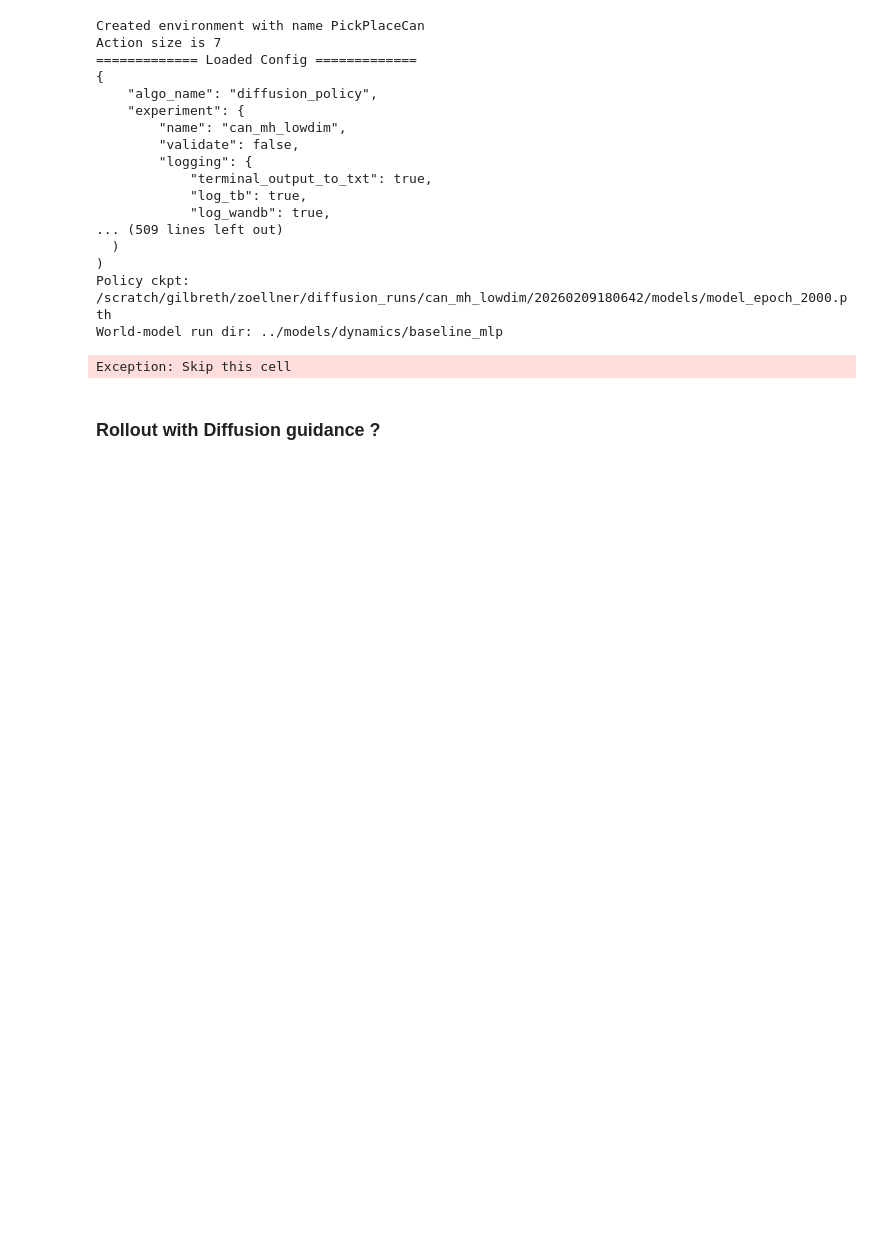
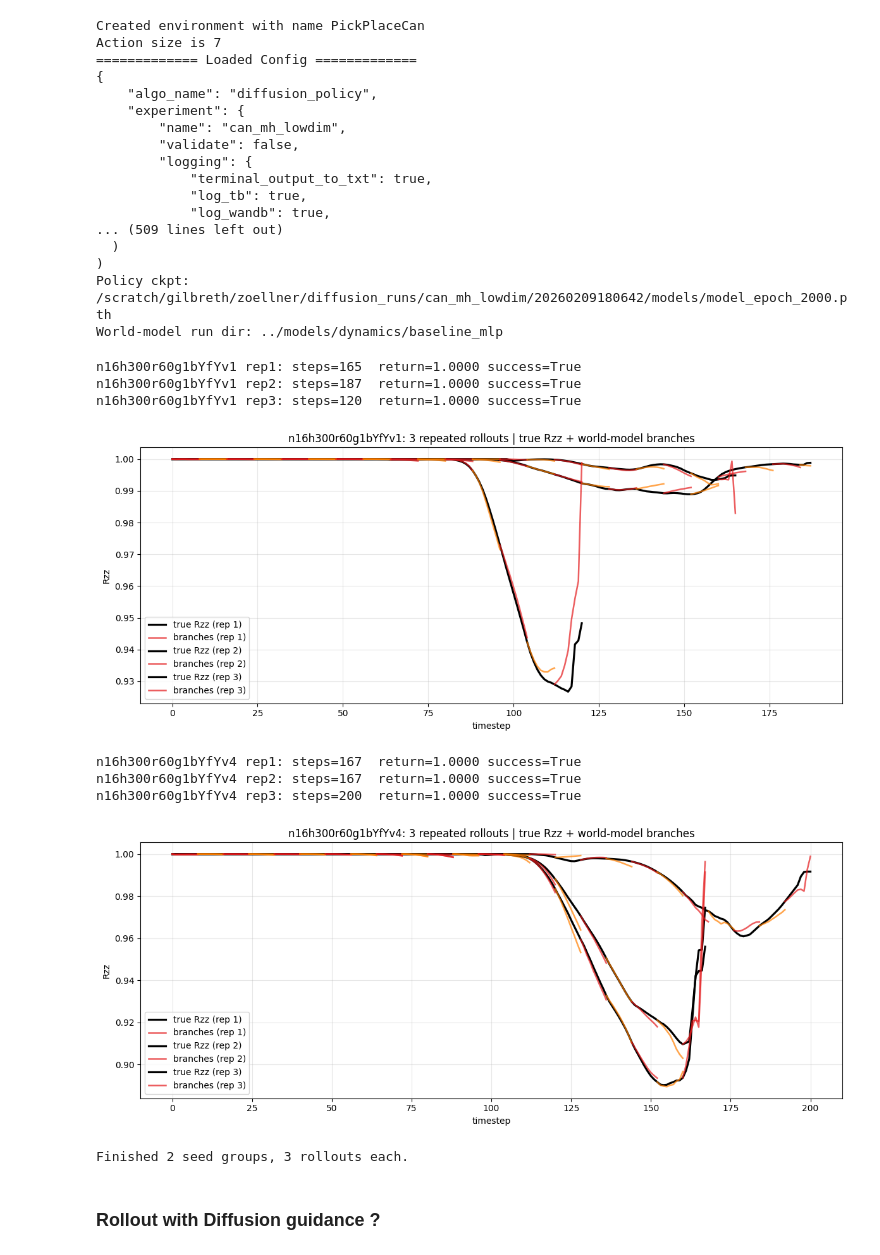
Before and after one commit to moritz-zoellner/guided-diffusion, a Jupyter notebook: guidance/diffusion_guidance.ipynb, the cells around one changed output. Cells and saved outputs as stored; diff of their text form; code cells hidden in the pictures; blank space fills up the shorter version.

```diff
--- a/guidance/diffusion_guidance.ipynb
+++ b/guidance/diffusion_guidance.ipynb
@@ -88,7 +89,6 @@ potential_seed_run_dirs = [
 ]
 # %%
 # Rollout each potential seed init-state 3 times and overlay world-model branch predictions per seed
-raise Exception("Skip this cell")
 
 horizon = 300
 branch_horizon = 8
@@ -126,33 +126,41 @@ for run_dir in potential_seed_run_dirs:
             init_state=init_state,
         )
 
         seed_rollouts[run_dir.name].append(rollout_result)
         print(
             f"{run_dir.name} rep{rep+1}: steps={rollout_result['steps_executed']} ",
             f"return={rollout_result['total_reward']:.4f} success={rollout_result['success']}"
         )
 
         plot_rzz_world_model_branches(
             states=rollout_result["states"],
             actions=rollout_result["actions"],
             predictor=predictor_learned,
             stats=stats,
             device=device,
             branch_horizon=branch_horizon,
             branch_stride=branch_stride,
             title=f"{run_dir.name}: 3 repeated rollouts | true Rzz + world-model branches",
             ax=ax,
             show=False,
             true_label=f"true Rzz (rep {rep+1})",
             branch_label=f"branches (rep {rep+1})",
             branch_alpha=0.7,
             show_legend=True,
         )
 
     plt.show()
 
 print(f"Finished {len(seed_rollouts)} seed groups, {n_repeats_per_seed} rollouts each.")
 # %% [output]
-Exception: Skip this cell
+n16h300r60g1bYfYv1 rep1: steps=165  return=1.0000 success=True
+n16h300r60g1bYfYv1 rep2: steps=187  return=1.0000 success=True
+n16h300r60g1bYfYv1 rep3: steps=120  return=1.0000 success=True
+[figure, added]
+n16h300r60g1bYfYv4 rep1: steps=167  return=1.0000 success=True
+n16h300r60g1bYfYv4 rep2: steps=167  return=1.0000 success=True
+n16h300r60g1bYfYv4 rep3: steps=200  return=1.0000 success=True
+[figure, added]
+Finished 2 seed groups, 3 rollouts each.
 # %% [markdown]
 ### Rollout with Diffusion guidance ?
```
Also changed, not shown: parts of 2 cells of this notebook, 1 other file.
